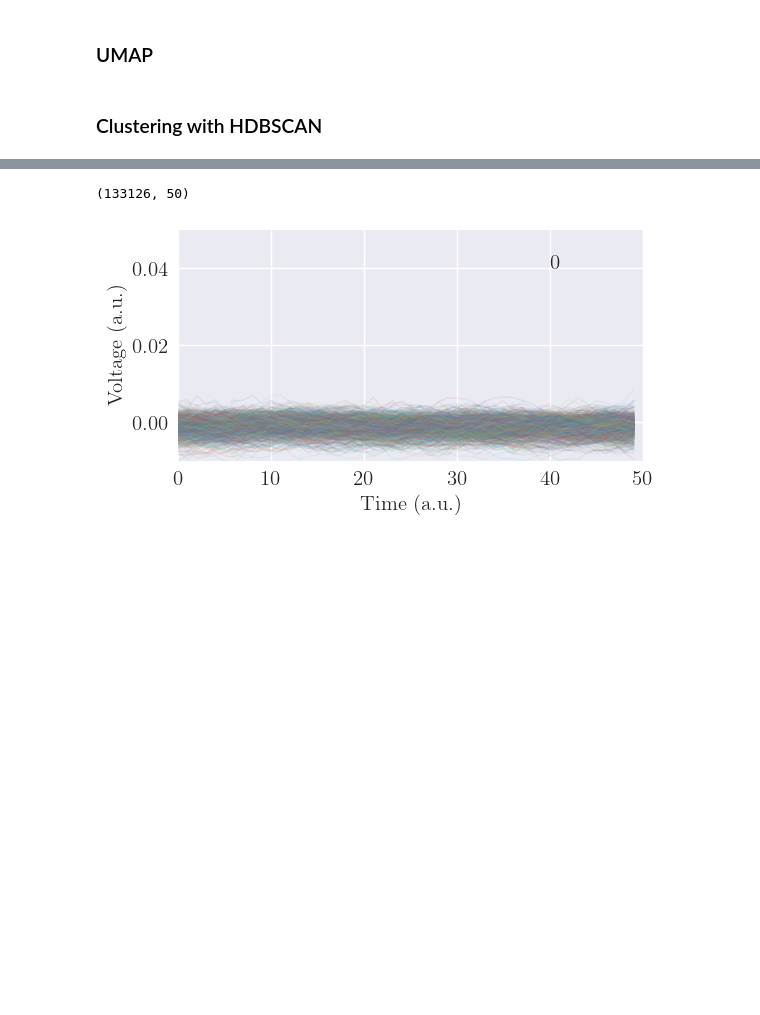
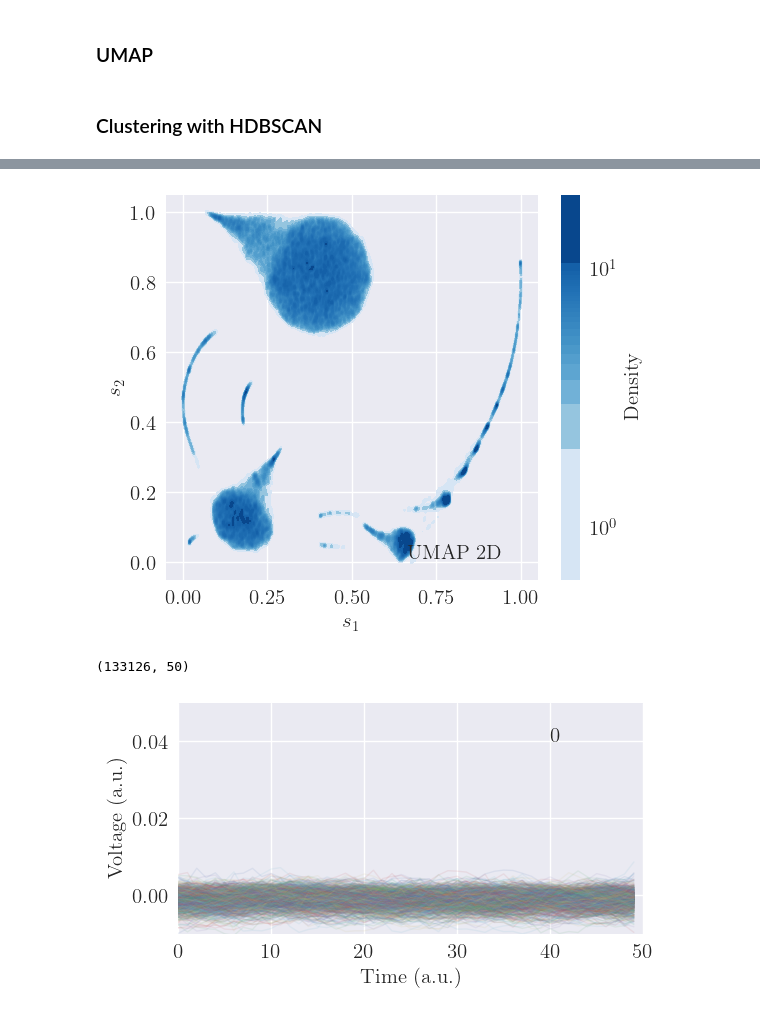
Before and after one commit to NDalbec/NIST-Meeting, a Jupyter notebook: Methods_Noise.ipynb, the cells around one changed output, grey strips where cells are left out. Cells and saved outputs as stored; diff of their text form; code cells hidden in the pictures; blank space fills up the shorter version.

```diff
--- a/Methods_Noise.ipynb
+++ b/Methods_Noise.ipynb
@@ -1,26 +1,23 @@
 # %%
 import numpy as np
 import matplotlib.pyplot as plt
-from matplotlib.colors import LogNorm
-import seaborn as sns
+import polars as pl
 from matplotlib import rcParams
 rcParams['text.usetex'] = True
 
 from sklearn.decomposition import PCA
 from sklearn.cluster import DBSCAN, HDBSCAN
 from umap import UMAP
-from pacmap import PaCMAP
 
 from src.GaussianMixture import gaussian_mixture
 
-STYLE = 'src/custom_linux.mplstyle'
-# STYLE = 'src/custom_windows.mplstyle'
+STYLE = 'src/custom.mplstyle'
 LATEX = True
 
-PATH_DATA = '/home/nicolasdc/Documents/Datasets/Photon-Number-Classification'
-PATH_SAVE = 'src/Noise'
+PATH_SAVE = 'src/Results_Noise'
+PATH_DATA = '/home/nicolasdc/Documents/Datasets/Photon-Number-Classification/NRC CSV'
 
-data = np.load(f'{PATH_DATA}/Noise.npy')
+data = pl.read_csv(f'{PATH_DATA}/Noise.csv', has_header=False, separator=",").to_numpy()
 # %%
 data.shape
 # %% [output]
@@ -96,18 +93,20 @@ plt.show()
 # %%
 gm = gaussian_mixture(X_low = emb,
-                      X_high = data.T,
+                      X_high = data,
                       number_cluster = 2,
                       cluster_iter =1,
                       means_init = None,
                       tol = 1e-1,
                       width_plot = 6,
                       height_plot = 5,
                       style = STYLE,
                       latex = LATEX)
 
 gm.plot_density(bw_adjust = 0.1,
                 cluster_number = False,
                 plot_gaussians = False,
                 text = "   UMAP 2D",
-                save_path = 'src/Noise/')
+                save_path = 'src/Results_Noise/')
+# %% [output]
+[figure, added]
 # %%
```
Also changed, not shown: parts of 7 cells of this notebook, 1 other file.
